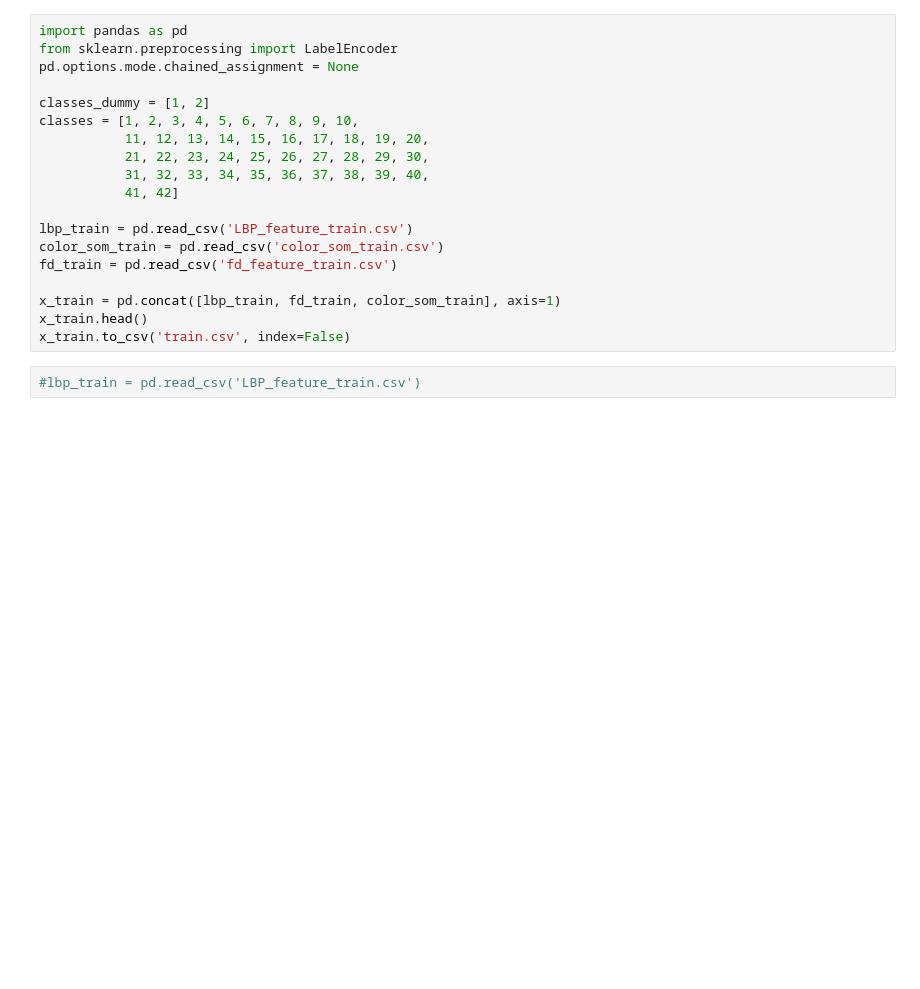
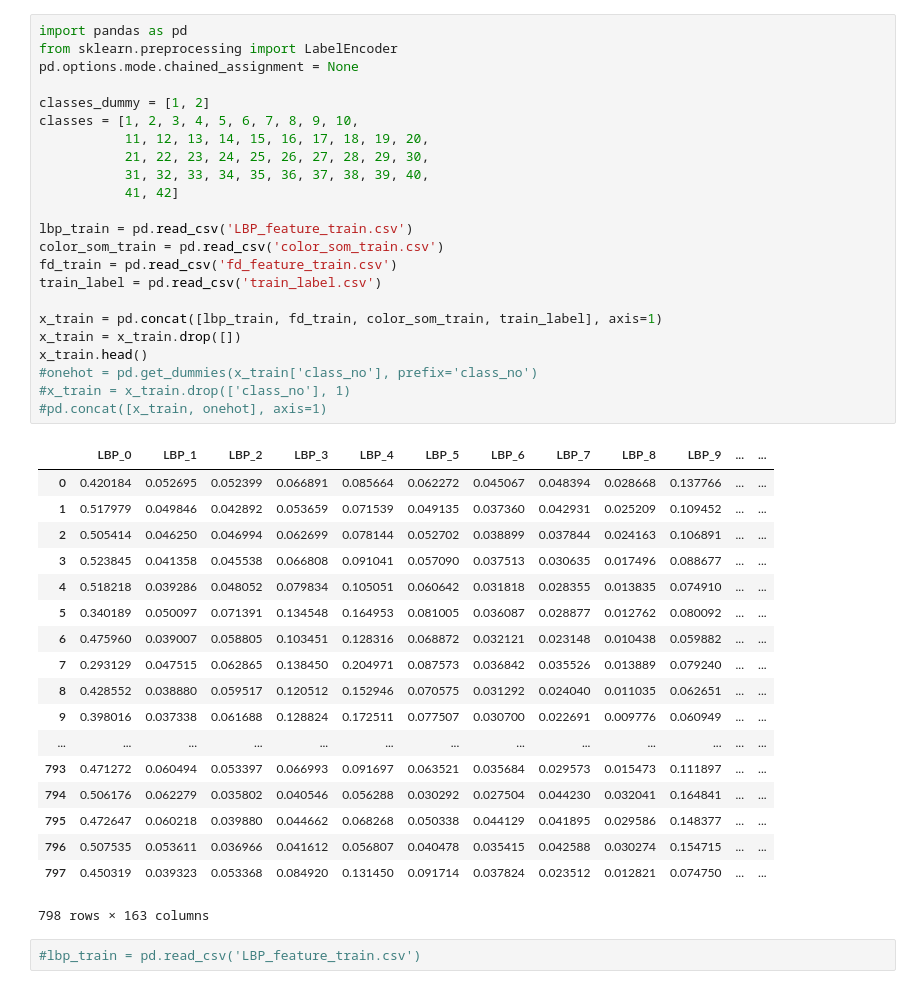
Before and after one commit to Cuda-Chen/fish-classifier, a Jupyter notebook: pandas_test.ipynb, the cells around one changed output. Saved outputs shown, nothing was run; the diff lists cells and outputs as text; blank space fills up the shorter version.

```diff
--- a/pandas_test.ipynb
+++ b/pandas_test.ipynb
@@ -1,22 +1,45 @@
 # %%
 import pandas as pd
 from sklearn.preprocessing import LabelEncoder
 pd.options.mode.chained_assignment = None
 
 classes_dummy = [1, 2]
 classes = [1, 2, 3, 4, 5, 6, 7, 8, 9, 10,
            11, 12, 13, 14, 15, 16, 17, 18, 19, 20,
            21, 22, 23, 24, 25, 26, 27, 28, 29, 30,
            31, 32, 33, 34, 35, 36, 37, 38, 39, 40,
            41, 42]
 
 lbp_train = pd.read_csv('LBP_feature_train.csv')
 color_som_train = pd.read_csv('color_som_train.csv')
 fd_train = pd.read_csv('fd_feature_train.csv')
+train_label = pd.read_csv('train_label.csv')
 
-x_train = pd.concat([lbp_train, fd_train, color_som_train], axis=1)
+x_train = pd.concat([lbp_train, fd_train, color_som_train, train_label], axis=1)
+x_train = x_train.drop([])
 x_train.head()
-x_train.to_csv('train.csv', index=False)
+#onehot = pd.get_dummies(x_train['class_no'], prefix='class_no')
+#x_train = x_train.drop(['class_no'], 1)
+#pd.concat([x_train, onehot], axis=1)
+# %% [output]
+|  | LBP_0 | LBP_1 | LBP_2 | LBP_3 | LBP_4 | LBP_5 | LBP_6 | LBP_7 | LBP_8 | LBP_9 | ... | ... |
+| 0 | 0.420184 | 0.052695 | 0.052399 | 0.066891 | 0.085664 | 0.062272 | 0.045067 | 0.048394 | 0.028668 | 0.137766 | ... | ... |
+| 1 | 0.517979 | 0.049846 | 0.042892 | 0.053659 | 0.071539 | 0.049135 | 0.037360 | 0.042931 | 0.025209 | 0.109452 | ... | ... |
+| 2 | 0.505414 | 0.046250 | 0.046994 | 0.062699 | 0.078144 | 0.052702 | 0.038899 | 0.037844 | 0.024163 | 0.106891 | ... | ... |
+| 3 | 0.523845 | 0.041358 | 0.045538 | 0.066808 | 0.091041 | 0.057090 | 0.037513 | 0.030635 | 0.017496 | 0.088677 | ... | ... |
+| 4 | 0.518218 | 0.039286 | 0.048052 | 0.079834 | 0.105051 | 0.060642 | 0.031818 | 0.028355 | 0.013835 | 0.074910 | ... | ... |
+| 5 | 0.340189 | 0.050097 | 0.071391 | 0.134548 | 0.164953 | 0.081005 | 0.036087 | 0.028877 | 0.012762 | 0.080092 | ... | ... |
+| 6 | 0.475960 | 0.039007 | 0.058805 | 0.103451 | 0.128316 | 0.068872 | 0.032121 | 0.023148 | 0.010438 | 0.059882 | ... | ... |
+| 7 | 0.293129 | 0.047515 | 0.062865 | 0.138450 | 0.204971 | 0.087573 | 0.036842 | 0.035526 | 0.013889 | 0.079240 | ... | ... |
+| 8 | 0.428552 | 0.038880 | 0.059517 | 0.120512 | 0.152946 | 0.070575 | 0.031292 | 0.024040 | 0.011035 | 0.062651 | ... | ... |
+| 9 | 0.398016 | 0.037338 | 0.061688 | 0.128824 | 0.172511 | 0.077507 | 0.030700 | 0.022691 | 0.009776 | 0.060949 | ... | ... |
+| ... | ... | ... | ... | ... | ... | ... | ... | ... | ... | ... | ... | ... |
+| 793 | 0.471272 | 0.060494 | 0.053397 | 0.066993 | 0.091697 | 0.063521 | 0.035684 | 0.029573 | 0.015473 | 0.111897 | ... | ... |
+| 794 | 0.506176 | 0.062279 | 0.035802 | 0.040546 | 0.056288 | 0.030292 | 0.027504 | 0.044230 | 0.032041 | 0.164841 | ... | ... |
+| 795 | 0.472647 | 0.060218 | 0.039880 | 0.044662 | 0.068268 | 0.050338 | 0.044129 | 0.041895 | 0.029586 | 0.148377 | ... | ... |
+| 796 | 0.507535 | 0.053611 | 0.036966 | 0.041612 | 0.056807 | 0.040478 | 0.035415 | 0.042588 | 0.030274 | 0.154715 | ... | ... |
+| 797 | 0.450319 | 0.039323 | 0.053368 | 0.084920 | 0.131450 | 0.091714 | 0.037824 | 0.023512 | 0.012821 | 0.074750 | ... | ... |
+798 rows × 163 columns
 # %%
 #lbp_train = pd.read_csv('LBP_feature_train.csv')
 # %%
```
Also changed, not shown: 2 other files.
